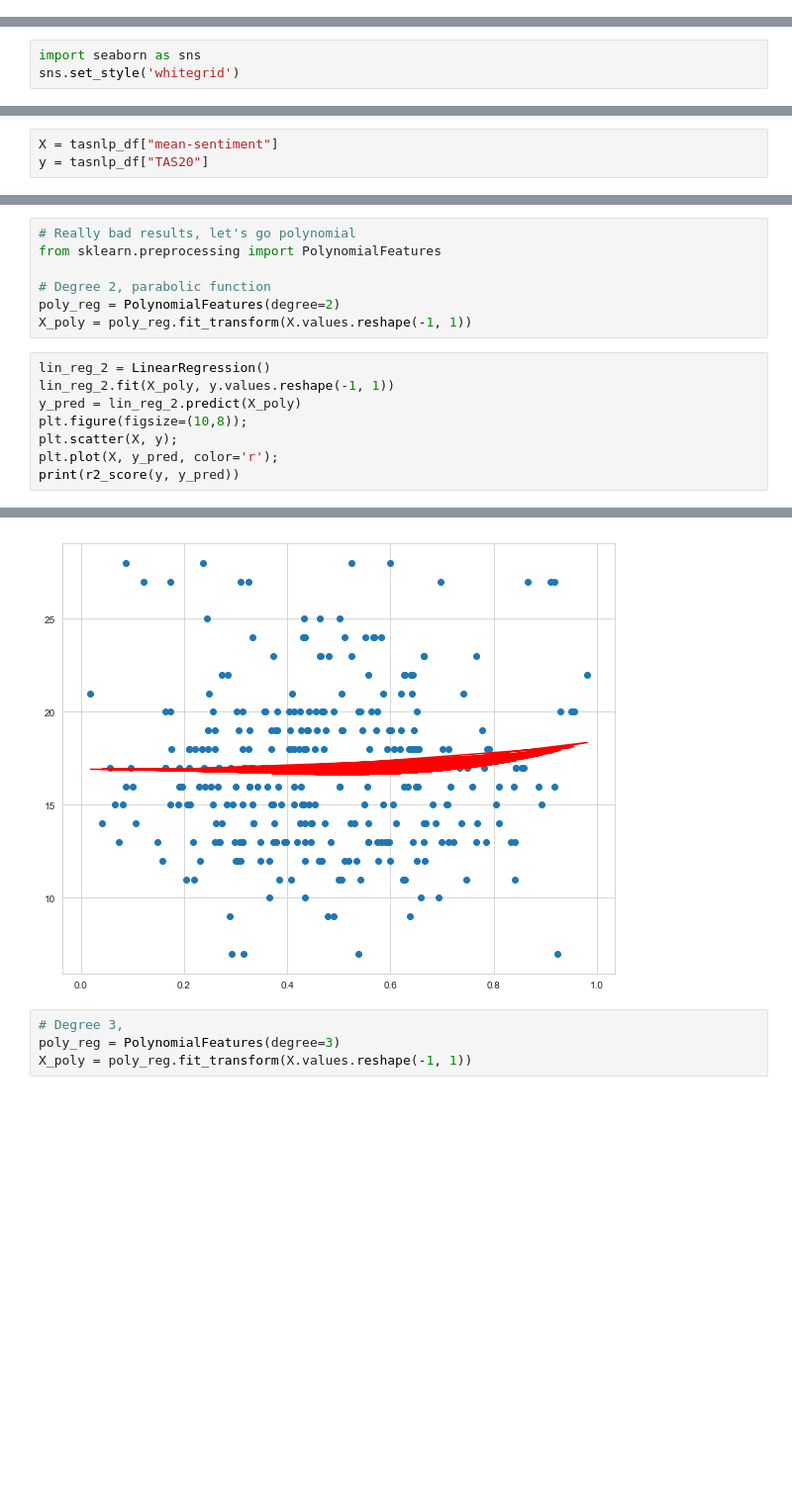
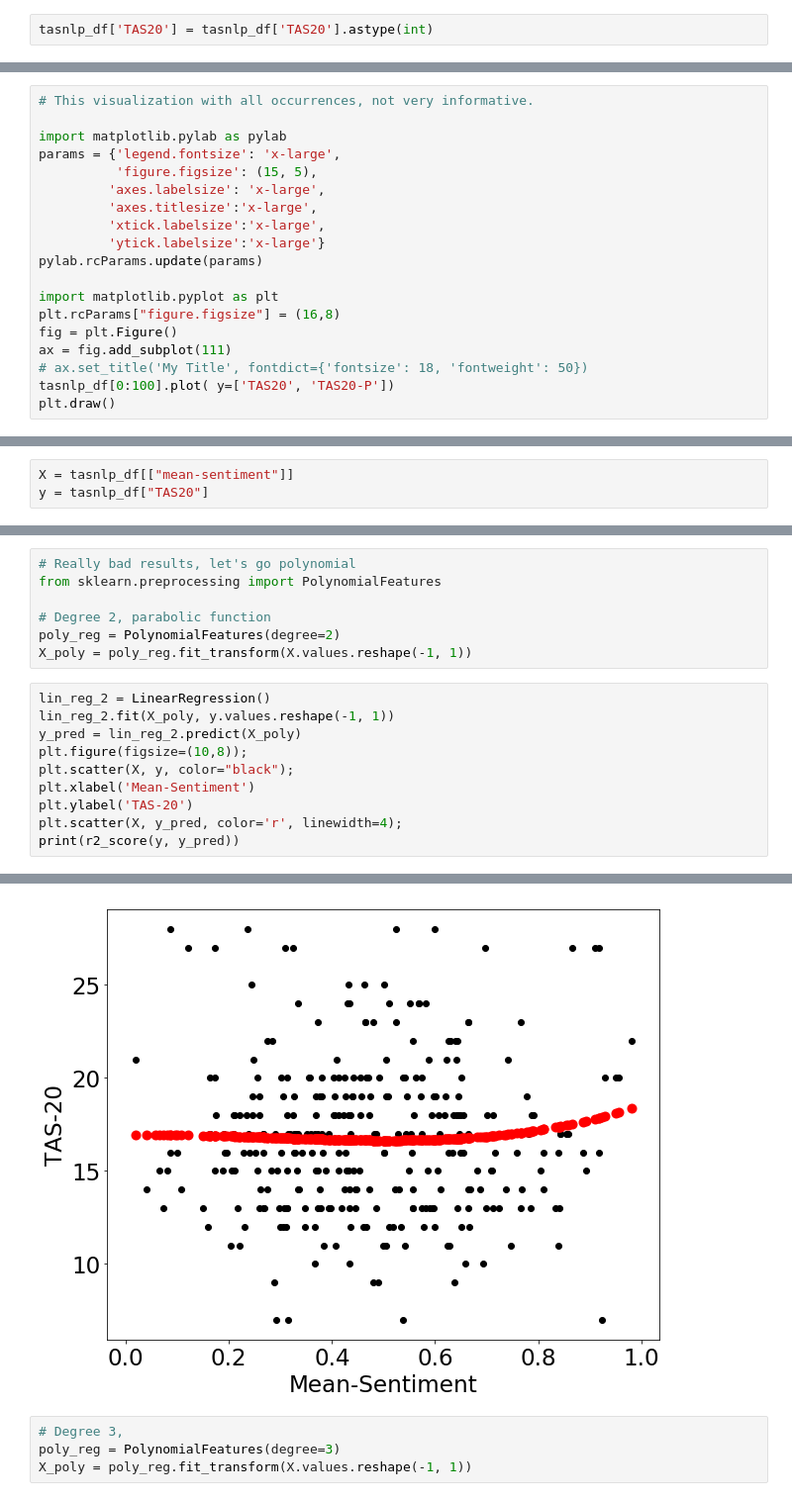
Before and after one commit to psicobotica/prolexitim-analytics, a Jupyter notebook: scripts/TAS-NLP-Regression.ipynb, the cells around one changed output, grey strips where cells are left out. Shown at 99% size. Drawn from its saved outputs; the diff is of its cells as text; blank space fills up the shorter version.

Commit message:
Graph styling

```diff
--- a/scripts/TAS-NLP-Regression.ipynb
+++ b/scripts/TAS-NLP-Regression.ipynb
@@ -256,3 +315,5 @@ tasnlp_df[["TAS20", "TAS20-P"]].head()
 | 2 | 39.0 | 44.590348 |
 | 3 | 63.0 | 48.073905 |
 | 4 | 63.0 | 32.449495 |
+# %%
+tasnlp_df['TAS20'] = tasnlp_df['TAS20'].astype(int)
@@ -258,0 +331,19 @@ tasnlp_df[["TAS20", "TAS20-P"]].head()
+# %%
+# This visualization with all occurrences, not very informative.
+
+import matplotlib.pylab as pylab
+params = {'legend.fontsize': 'x-large',
+          'figure.figsize': (15, 5),
+         'axes.labelsize': 'x-large',
+         'axes.titlesize':'x-large',
+         'xtick.labelsize':'x-large',
+         'ytick.labelsize':'x-large'}
+pylab.rcParams.update(params)
+
+import matplotlib.pyplot as plt
+plt.rcParams["figure.figsize"] = (16,8)
+fig = plt.Figure()
+ax = fig.add_subplot(111)
+# ax.set_title('My Title', fontdict={'fontsize': 18, 'fontweight': 50})
+tasnlp_df[0:100].plot( y=['TAS20', 'TAS20-P'])
+plt.draw()
@@ -315,6 +428,3 @@ fig = sm.graphics.influence_plot(model, ax=ax)
 # %% [markdown]
 ## Polynomial Regression for TAS20 score
-# %%
-import seaborn as sns
-sns.set_style('whitegrid')
 # %%
@@ -323,3 +437,3 @@ from sklearn.metrics import r2_score
 # %%
-X = tasnlp_df["mean-sentiment"]
+X = tasnlp_df[["mean-sentiment"]]
 y = tasnlp_df["TAS20"]
@@ -350,14 +487,16 @@ X_poly = poly_reg.fit_transform(X.values.reshape(-1, 1))
 # %%
 lin_reg_2 = LinearRegression()
 lin_reg_2.fit(X_poly, y.values.reshape(-1, 1))
 y_pred = lin_reg_2.predict(X_poly)
 plt.figure(figsize=(10,8));
-plt.scatter(X, y);
-plt.plot(X, y_pred, color='r');
+plt.scatter(X, y, color="black");
+plt.xlabel('Mean-Sentiment')
+plt.ylabel('TAS-20')
+plt.scatter(X, y_pred, color='r', linewidth=4);
 print(r2_score(y, y_pred))
 # %% [output]
 0.003854274875205288
-[figure, old version]
+[figure, new version]
 # %%
 # Degree 3,
 poly_reg = PolynomialFeatures(degree=3)
```
Also changed, not shown: parts of 37 cells of this notebook, 1 other file.
